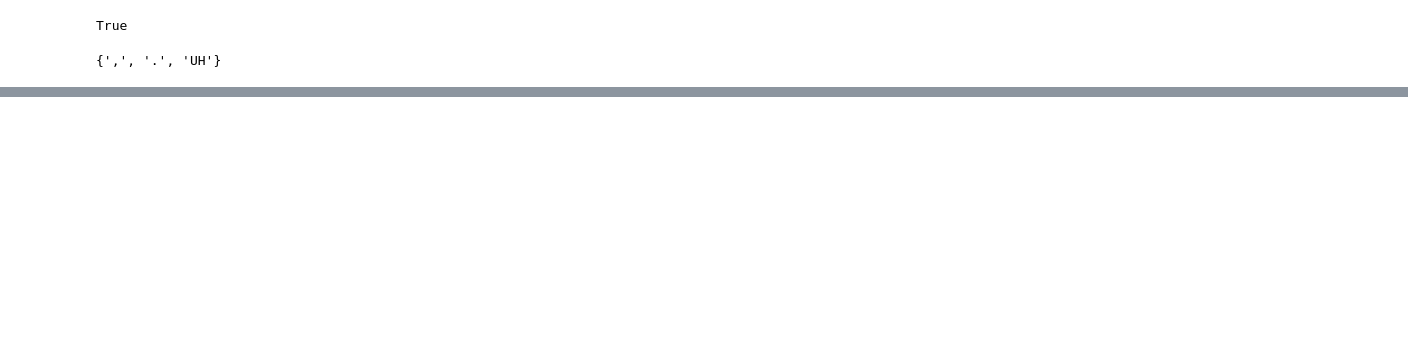
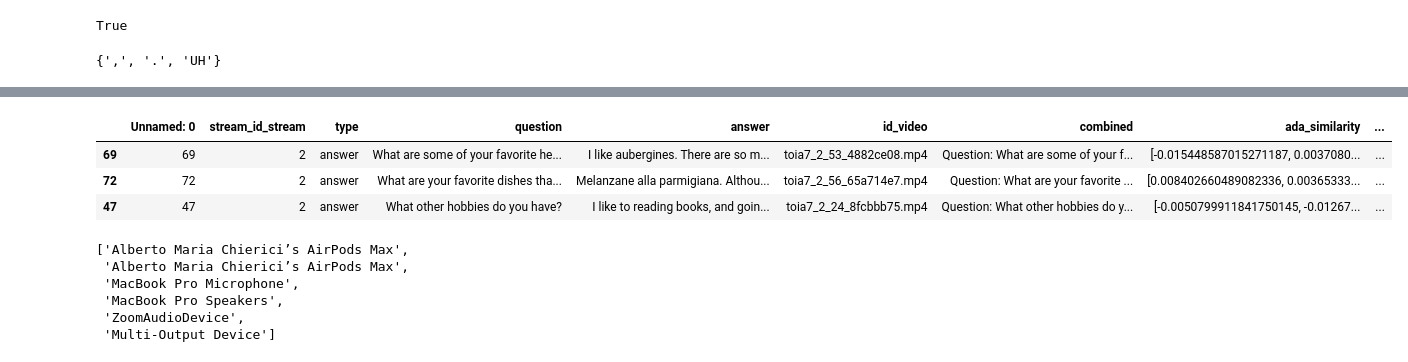
Before and after one commit to CAMeL-Lab/TOIA-2.0, a Jupyter notebook: server/toia-dm/notebooks/dm-dev.ipynb, the cells around one changed output, grey strips where cells are left out. Drawn from its saved outputs; the diff is of its cells as text; code cells hidden in the pictures; blank space fills up the shorter version.

```diff
--- a/server/toia-dm/notebooks/dm-dev.ipynb
+++ b/server/toia-dm/notebooks/dm-dev.ipynb
@@ -503,0 +432,16 @@ for doc, score in doc_score_pairs[:5]:
+# %%
+df = pd.read_csv(f"""output/embedded_1k_toia_id_{TOIA_ID}.csv""")
+df['ada_search'] = df.ada_search.apply(eval).apply(np.array)
+# %%
+def answer_retrieval(df, search_query, n=3, pprint=True):
+    embedding = get_embedding(search_query, engine='text-search-ada-query-001')
+    df['similarities'] = df.ada_search.apply(lambda x: cosine_similarity(x, embedding))
+    res = df.sort_values('similarities', ascending=False).head(n)
+    res_print = res.combined.str.replace('Question: ', '').str.replace('; Answer:', ': ')
+    if pprint:
+        for r in res_print:
+            print(r[:200])
+            print()
+    return res
+# %%
+res = answer_retrieval(df, "Something healthier?", n=3)
@@ -503,0 +454,22 @@ for doc, score in doc_score_pairs[:5]:
+# %%
+res
+# %% [output]
+|  | Unnamed: 0 | stream_id_stream | type | question | answer | id_video | combined | ada_similarity | ... |
+| 69 | 69 | 2 | answer | What are some of your favorite he... | I like aubergines. There are so m... | toia7_2_53_4882ce08.mp4 | Question: What are some of your f... | [-0.015448587015271187, 0.0037080... | ... |
+| 72 | 72 | 2 | answer | What are your favorite dishes tha... | Melanzane alla parmigiana. Althou... | toia7_2_56_65a714e7.mp4 | Question: What are your favorite ... | [0.008402660489082336, 0.00365333... | ... |
+| 47 | 47 | 2 | answer | What other hobbies do you have? | I like to reading books, and goin... | toia7_2_24_8fcbbb75.mp4 | Question: What other hobbies do y... | [-0.0050799911841750145, -0.01267... | ... |
+# %%
+import speech_recognition as sr
+r = sr.Recognizer()
+mic = sr.Microphone()
+sr.Microphone.list_microphone_names()
+# with mic as source:
+#     # r.adjust_for_ambient_noise(source)
+#     audio = r.listen(source)
+# %% [output]
+['Alberto Maria Chierici’s AirPods Max',
+ 'Alberto Maria Chierici’s AirPods Max',
+ 'MacBook Pro Microphone',
+ 'MacBook Pro Speakers',
+ 'ZoomAudioDevice',
+ 'Multi-Output Device']
```
Also changed, not shown: parts of 47 cells of this notebook.
